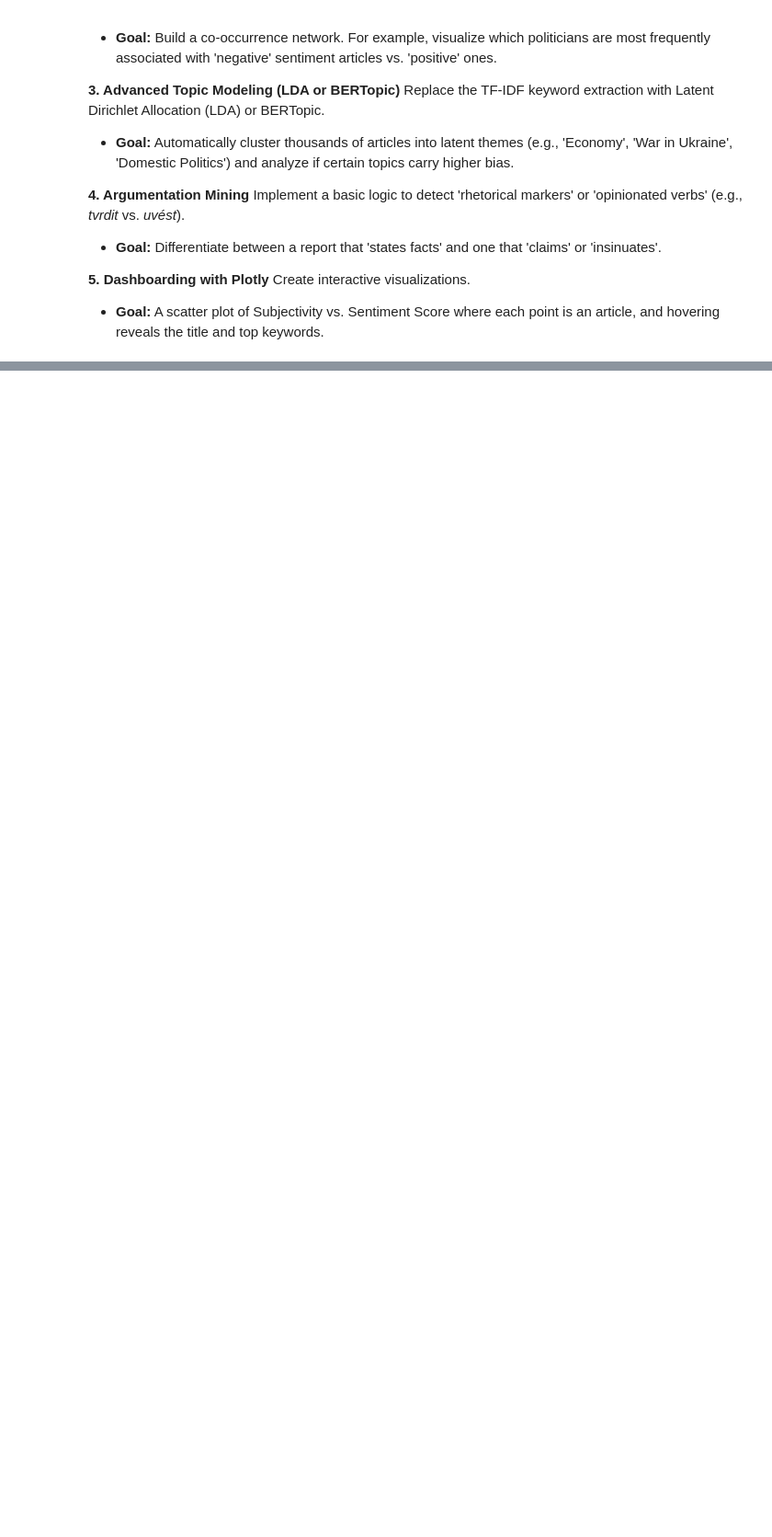
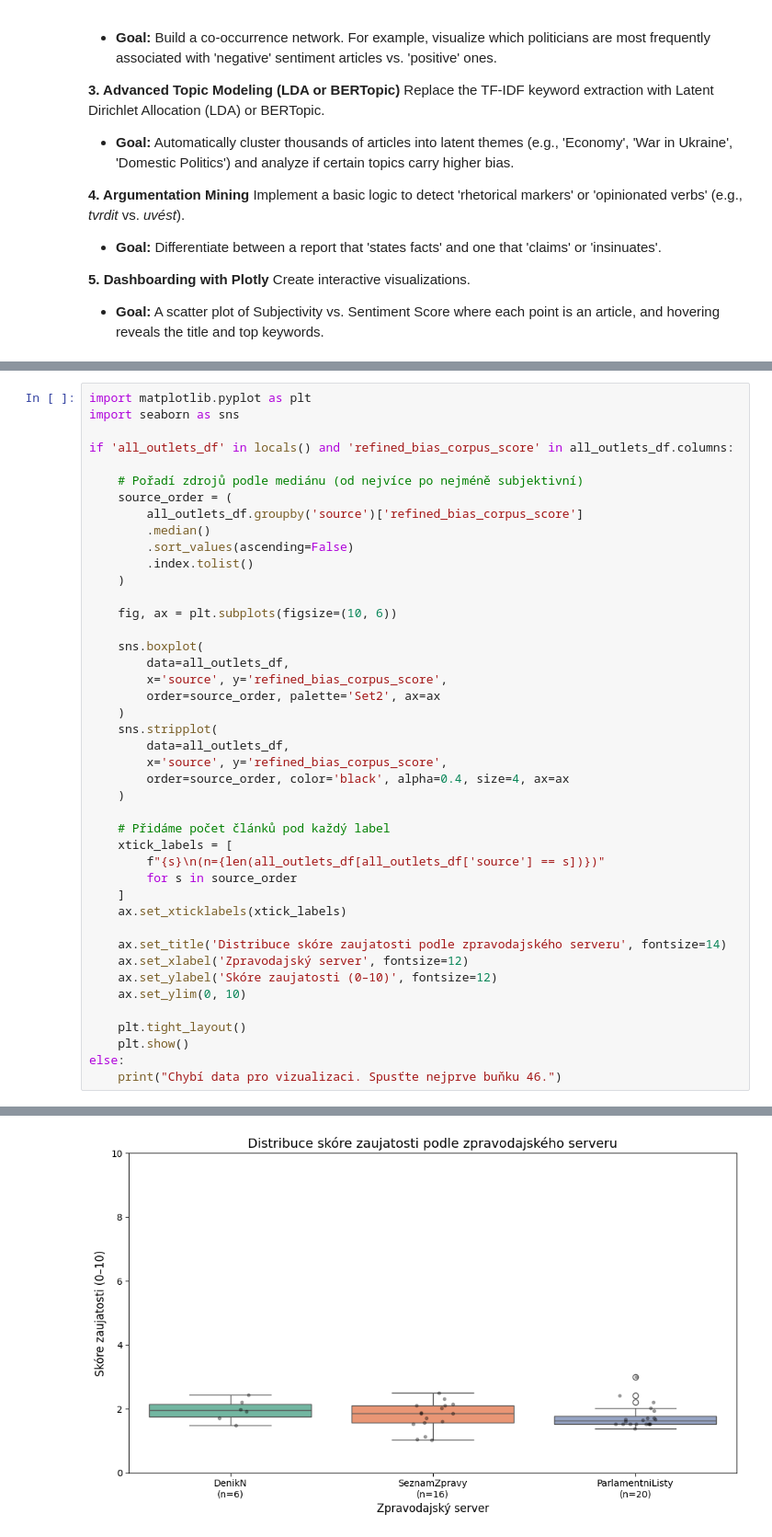
Before and after one commit to naktop3031/text-mining-project, a Jupyter notebook: TextMiningProjekt_executed.ipynb, the cells around one changed output, grey strips where cells are left out. Shown at 92% size. Cells and saved outputs as stored; diff of their text form; blank space fills up the shorter version.

```diff
--- a/TextMiningProjekt_executed.ipynb
+++ b/TextMiningProjekt_executed.ipynb
@@ -948,0 +1335,44 @@ Create interactive visualizations.
+# %%
+import matplotlib.pyplot as plt
+import seaborn as sns
+
+if 'all_outlets_df' in locals() and 'refined_bias_corpus_score' in all_outlets_df.columns:
+
+    # Pořadí zdrojů podle mediánu (od nejvíce po nejméně subjektivní)
+    source_order = (
+        all_outlets_df.groupby('source')['refined_bias_corpus_score']
+        .median()
+        .sort_values(ascending=False)
+        .index.tolist()
+    )
+
+    fig, ax = plt.subplots(figsize=(10, 6))
+
+    sns.boxplot(
+        data=all_outlets_df,
+        x='source', y='refined_bias_corpus_score',
+        order=source_order, palette='Set2', ax=ax
+    )
+    sns.stripplot(
+        data=all_outlets_df,
+        x='source', y='refined_bias_corpus_score',
+        order=source_order, color='black', alpha=0.4, size=4, ax=ax
+    )
+
+    # Přidáme počet článků pod každý label
+    xtick_labels = [
+        f"{s}\n(n={len(all_outlets_df[all_outlets_df['source'] == s])})"
+        for s in source_order
+    ]
+    ax.set_xticklabels(xtick_labels)
+
+    ax.set_title('Distribuce skóre zaujatosti podle zpravodajského serveru', fontsize=14)
+    ax.set_xlabel('Zpravodajský server', fontsize=12)
+    ax.set_ylabel('Skóre zaujatosti (0–10)', fontsize=12)
+    ax.set_ylim(0, 10)
+
+    plt.tight_layout()
+    plt.show()
+else:
+    print("Chybí data pro vizualizaci. Spusťte nejprve buňku 46.")
+# %% [output]
@@ -948,0 +1382 @@ Create interactive visualizations.
+[figure, added]
```
Also changed, not shown: parts of 25 cells of this notebook, 1 other file.
